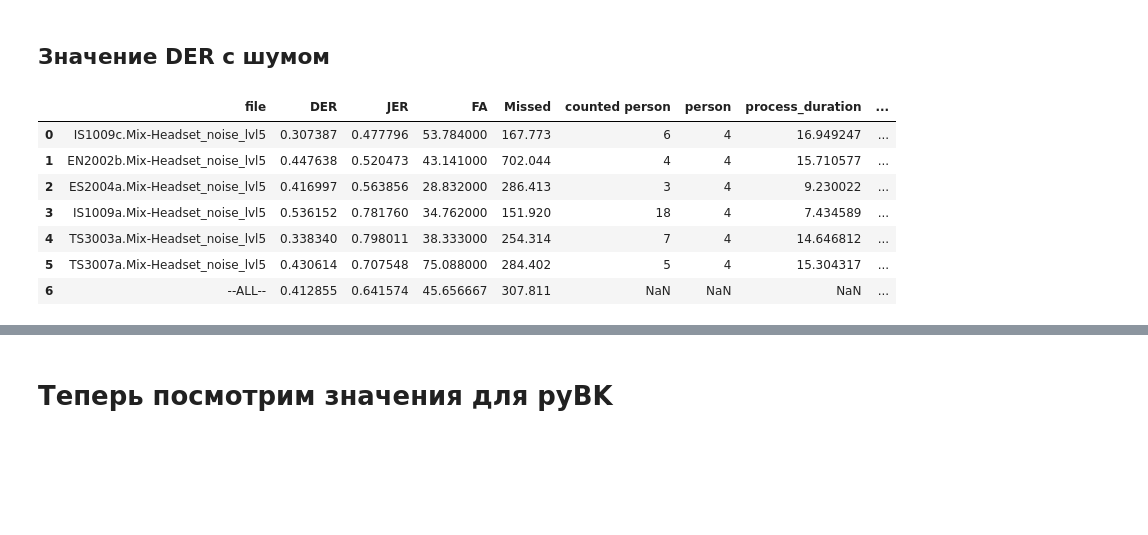
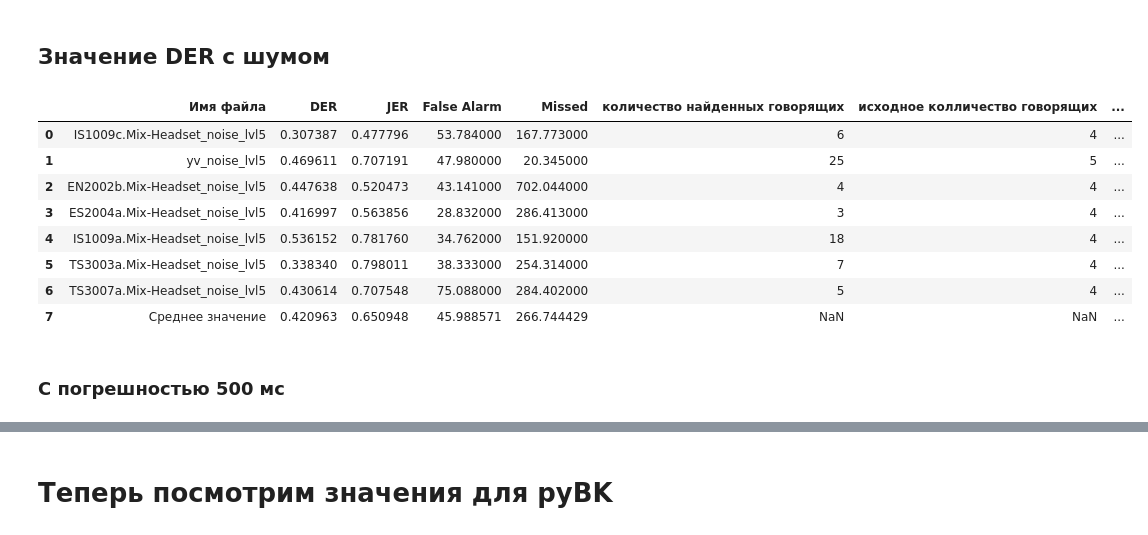
Before and after one commit to NikitaSUAI/DeepLom, a Jupyter notebook: show_statistics.ipynb, the cells around one changed output, grey strips where cells are left out. Cells and saved outputs as stored; diff of their text form; code cells hidden in the pictures; blank space fills up the shorter version.

```diff
--- a/show_statistics.ipynb
+++ b/show_statistics.ipynb
@@ -21,13 +50,16 @@ stat(raw_pyanno, test, pyanno_dur)
 # %% [markdown]
 ## Значение DER с шумом
 # %%
-stat(with_noise_pyanno, test, pyanno_dur, delete_noise_name)
+stat(with_noise_pyanno, test, pyanno_dur, "Pyannote-audio с шумом",  delete_noise_name)
 # %% [output]
-|  | file | DER | JER | FA | Missed | counted person | person | process_duration | ... |
-| 0 | IS1009c.Mix-Headset_noise_lvl5 | 0.307387 | 0.477796 | 53.784000 | 167.773 | 6 | 4 | 16.949247 | ... |
-| 1 | EN2002b.Mix-Headset_noise_lvl5 | 0.447638 | 0.520473 | 43.141000 | 702.044 | 4 | 4 | 15.710577 | ... |
-| 2 | ES2004a.Mix-Headset_noise_lvl5 | 0.416997 | 0.563856 | 28.832000 | 286.413 | 3 | 4 | 9.230022 | ... |
-| 3 | IS1009a.Mix-Headset_noise_lvl5 | 0.536152 | 0.781760 | 34.762000 | 151.920 | 18 | 4 | 7.434589 | ... |
-| 4 | TS3003a.Mix-Headset_noise_lvl5 | 0.338340 | 0.798011 | 38.333000 | 254.314 | 7 | 4 | 14.646812 | ... |
-| 5 | TS3007a.Mix-Headset_noise_lvl5 | 0.430614 | 0.707548 | 75.088000 | 284.402 | 5 | 4 | 15.304317 | ... |
-| 6 | --ALL-- | 0.412855 | 0.641574 | 45.656667 | 307.811 | NaN | NaN | NaN | ... |
+|  | Имя файла | DER | JER | False Alarm | Missed | количество найденных говорящих | исходное колличество говорящих | ... |
+| 0 | IS1009c.Mix-Headset_noise_lvl5 | 0.307387 | 0.477796 | 53.784000 | 167.773000 | 6 | 4 | ... |
+| 1 | yv_noise_lvl5 | 0.469611 | 0.707191 | 47.980000 | 20.345000 | 25 | 5 | ... |
+| 2 | EN2002b.Mix-Headset_noise_lvl5 | 0.447638 | 0.520473 | 43.141000 | 702.044000 | 4 | 4 | ... |
+| 3 | ES2004a.Mix-Headset_noise_lvl5 | 0.416997 | 0.563856 | 28.832000 | 286.413000 | 3 | 4 | ... |
+| 4 | IS1009a.Mix-Headset_noise_lvl5 | 0.536152 | 0.781760 | 34.762000 | 151.920000 | 18 | 4 | ... |
+| 5 | TS3003a.Mix-Headset_noise_lvl5 | 0.338340 | 0.798011 | 38.333000 | 254.314000 | 7 | 4 | ... |
+| 6 | TS3007a.Mix-Headset_noise_lvl5 | 0.430614 | 0.707548 | 75.088000 | 284.402000 | 5 | 4 | ... |
+| 7 | Среднее значение | 0.420963 | 0.650948 | 45.988571 | 266.744429 | NaN | NaN | ... |
+# %% [markdown]
+### С погрешностью 500 мс
```
Also changed, not shown: parts of 32 cells of this notebook.
